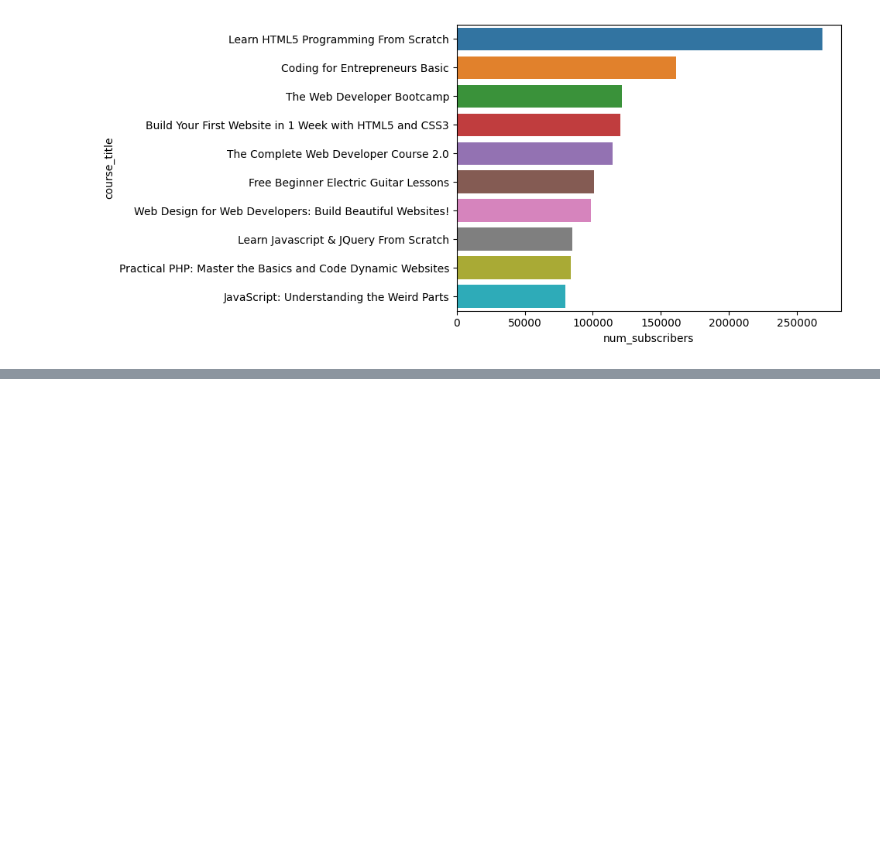
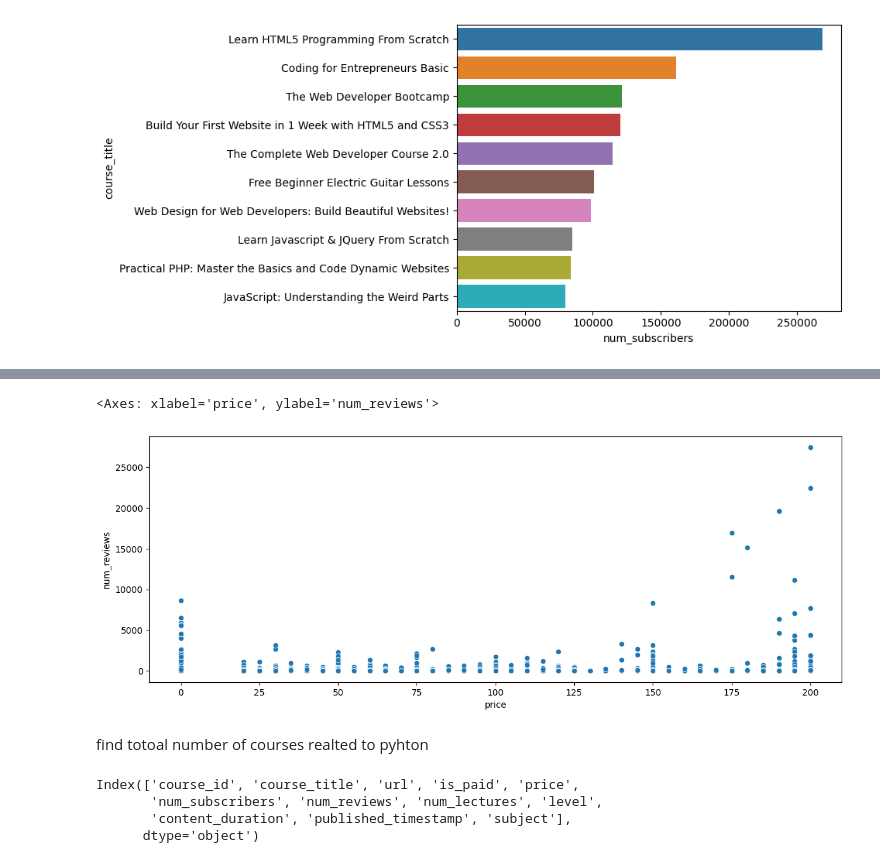
Before and after one commit to fauziahmilda/machine_learning_preparation, a Jupyter notebook: data_analysis/Project-4.ipynb, the cells around one changed output, grey strips where cells are left out. Cells and saved outputs as stored; diff of their text form; code cells hidden in the pictures; blank space fills up the shorter version.

```diff
--- a/data_analysis/Project-4.ipynb
+++ b/data_analysis/Project-4.ipynb
@@ -294,0 +319,15 @@ sns.barplot(x="num_subscribers", y="course_title", data=top_ten)
+# %%
+plt.figure(figsize=(14, 5))
+sns.scatterplot(x='price', y='num_reviews', data=data)
+# %% [output]
+<Axes: xlabel='price', ylabel='num_reviews'>
+[figure, added]
+# %% [markdown]
+find totoal number of courses realted to pyhton
+# %%
+data.columns
+# %% [output]
+Index(['course_id', 'course_title', 'url', 'is_paid', 'price',
+       'num_subscribers', 'num_reviews', 'num_lectures', 'level',
+       'content_duration', 'published_timestamp', 'subject'],
+      dtype='object')
```
Also changed, not shown: parts of 27 cells of this notebook.
